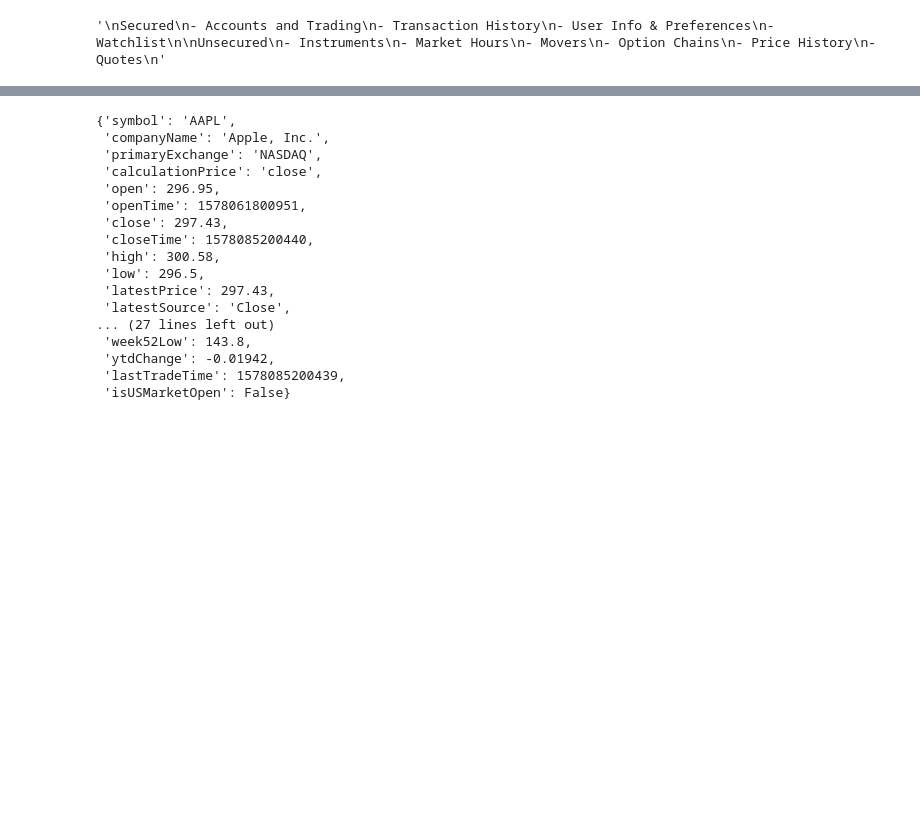
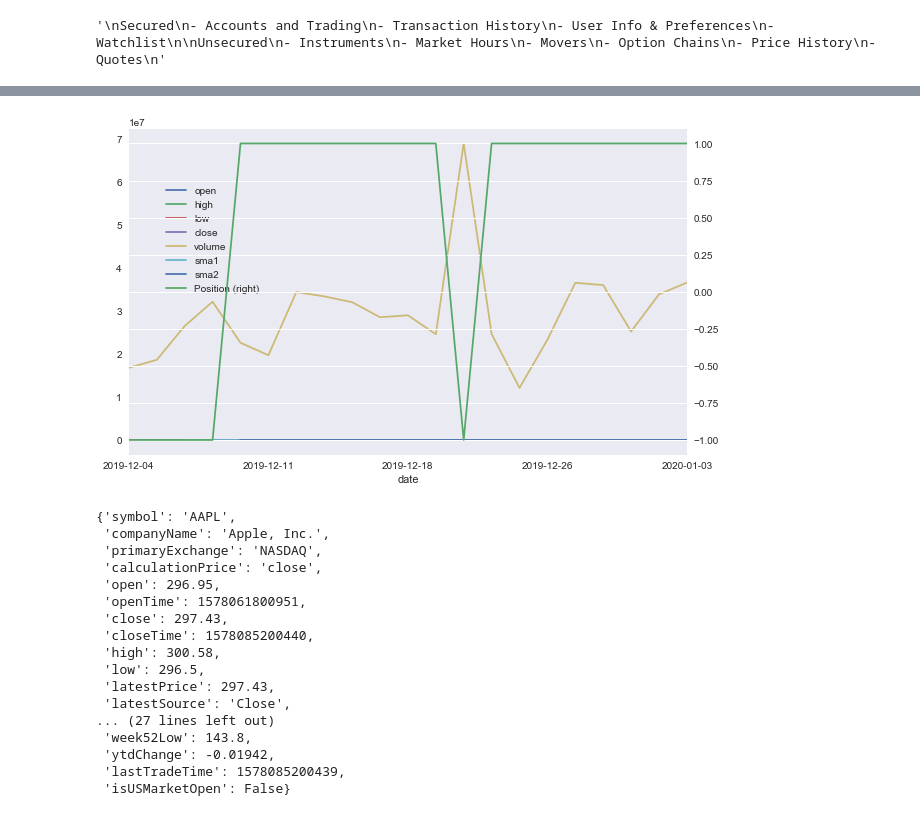
Before and after one commit to mikesturm2001/PythonFinance, a Jupyter notebook: Algo Trading.ipynb, the cells around one changed output, grey strips where cells are left out. Drawn from its saved outputs; the diff is of its cells as text; code cells hidden in the pictures; blank space fills up the shorter version.

```diff
--- a/Algo Trading.ipynb
+++ b/Algo Trading.ipynb
@@ -43 +109,8 @@ Unsecured
+# %%
+stock_hist['Position'] = np.where(stock_hist['sma1'] > stock_hist['sma2'], 1, -1)
+# %%
+ax = stock_hist.plot(secondary_y='Position', figsize=(10,6))
+ax.get_legend().set_bbox_to_anchor((0.25, 0.85));
+# %% [output]
+[figure, added]
 # %%
```
Also changed, not shown: parts of 18 cells of this notebook, 2 other files.
